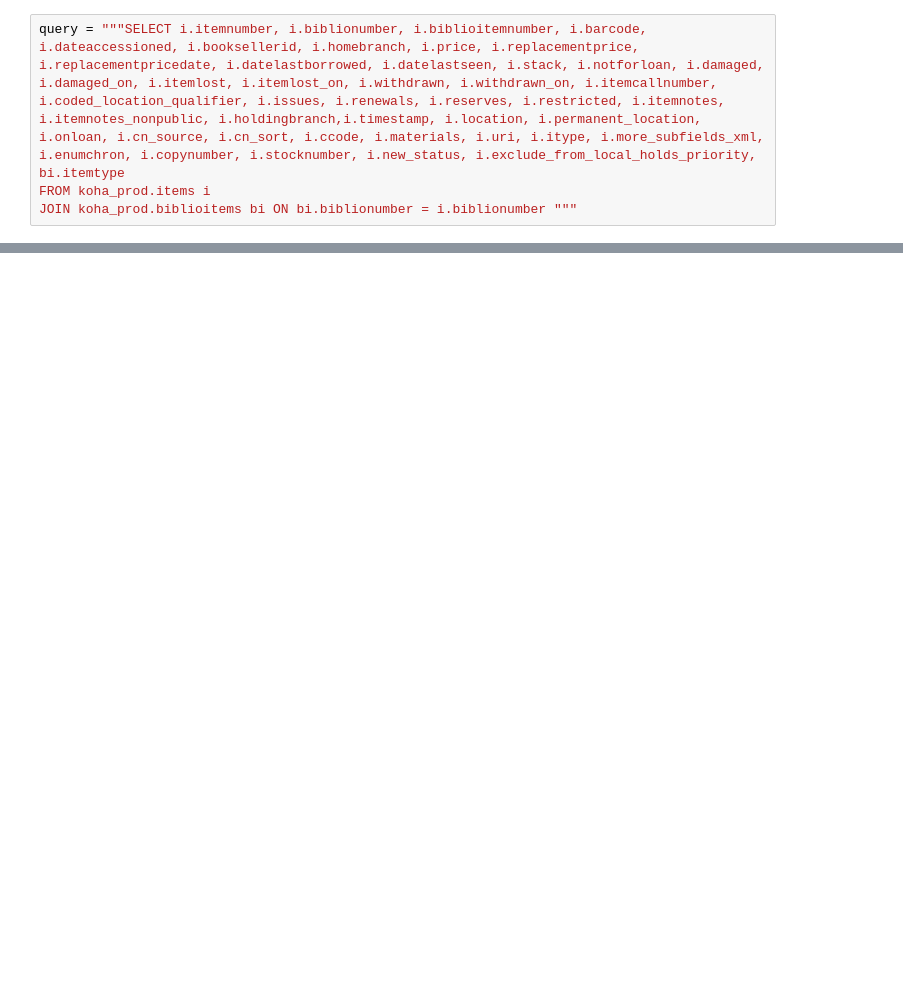
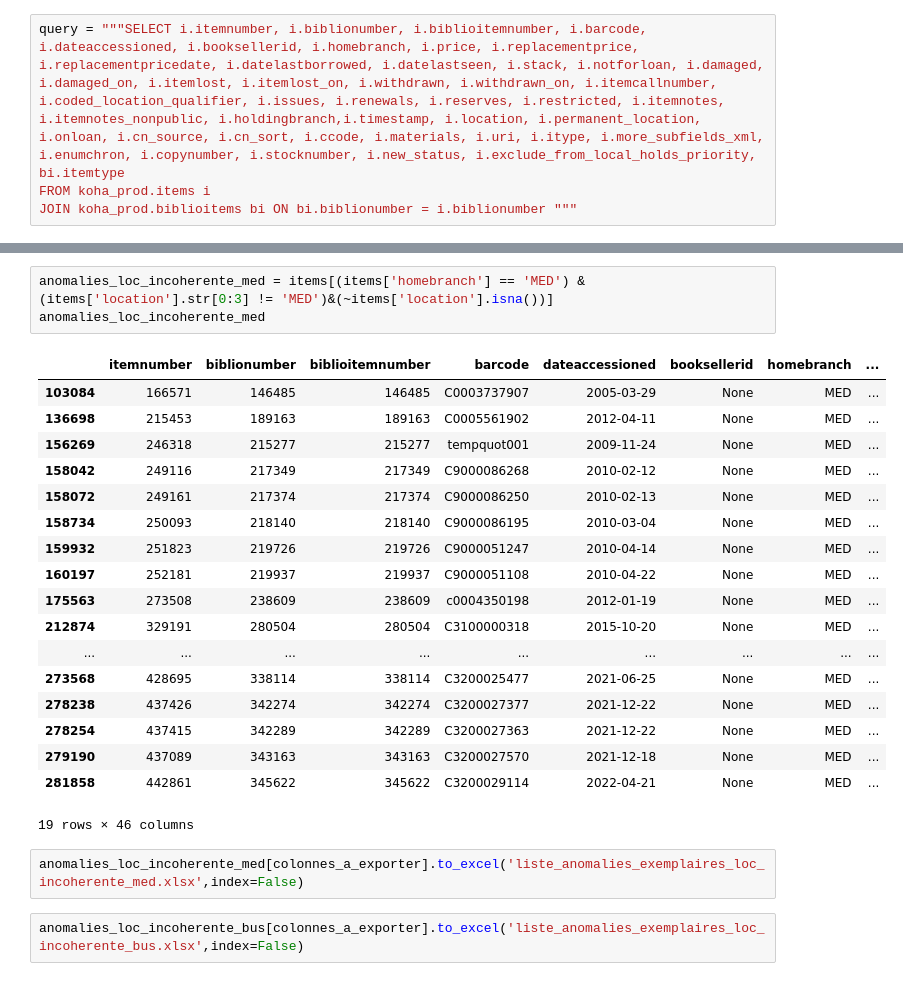
Before and after one commit to ragbx/kibini2, a Jupyter notebook: kibini/adm_analyse_exemplaires.ipynb, the cells around one changed output, grey strips where cells are left out. Saved outputs shown, nothing was run; the diff lists cells and outputs as text; blank space fills up the shorter version.

```diff
--- a/kibini/adm_analyse_exemplaires.ipynb
+++ b/kibini/adm_analyse_exemplaires.ipynb
@@ -155,0 +345,26 @@ anomalies_barcode1[colonnes_a_exporter].to_excel('liste_anomalies1.xlsx',index=F
+# %%
+anomalies_loc_incoherente_med = items[(items['homebranch'] == 'MED') & (items['location'].str[0:3] != 'MED')&(~items['location'].isna())]
+anomalies_loc_incoherente_med
+# %% [output]
+|  | itemnumber | biblionumber | biblioitemnumber | barcode | dateaccessioned | booksellerid | homebranch | ... |
+| 103084 | 166571 | 146485 | 146485 | C0003737907 | 2005-03-29 | None | MED | ... |
+| 136698 | 215453 | 189163 | 189163 | C0005561902 | 2012-04-11 | None | MED | ... |
+| 156269 | 246318 | 215277 | 215277 | tempquot001 | 2009-11-24 | None | MED | ... |
+| 158042 | 249116 | 217349 | 217349 | C9000086268 | 2010-02-12 | None | MED | ... |
+| 158072 | 249161 | 217374 | 217374 | C9000086250 | 2010-02-13 | None | MED | ... |
+| 158734 | 250093 | 218140 | 218140 | C9000086195 | 2010-03-04 | None | MED | ... |
+| 159932 | 251823 | 219726 | 219726 | C9000051247 | 2010-04-14 | None | MED | ... |
+| 160197 | 252181 | 219937 | 219937 | C9000051108 | 2010-04-22 | None | MED | ... |
+| 175563 | 273508 | 238609 | 238609 | c0004350198 | 2012-01-19 | None | MED | ... |
+| 212874 | 329191 | 280504 | 280504 | C3100000318 | 2015-10-20 | None | MED | ... |
+| ... | ... | ... | ... | ... | ... | ... | ... | ... |
+| 273568 | 428695 | 338114 | 338114 | C3200025477 | 2021-06-25 | None | MED | ... |
+| 278238 | 437426 | 342274 | 342274 | C3200027377 | 2021-12-22 | None | MED | ... |
+| 278254 | 437415 | 342289 | 342289 | C3200027363 | 2021-12-22 | None | MED | ... |
+| 279190 | 437089 | 343163 | 343163 | C3200027570 | 2021-12-18 | None | MED | ... |
+| 281858 | 442861 | 345622 | 345622 | C3200029114 | 2022-04-21 | None | MED | ... |
+19 rows × 46 columns
+# %%
+anomalies_loc_incoherente_med[colonnes_a_exporter].to_excel('liste_anomalies_exemplaires_loc_incoherente_med.xlsx',index=False)
+# %%
+anomalies_loc_incoherente_bus[colonnes_a_exporter].to_excel('liste_anomalies_exemplaires_loc_incoherente_bus.xlsx',index=False)
```
Also changed, not shown: parts of 80 cells of this notebook, 1 other file.
